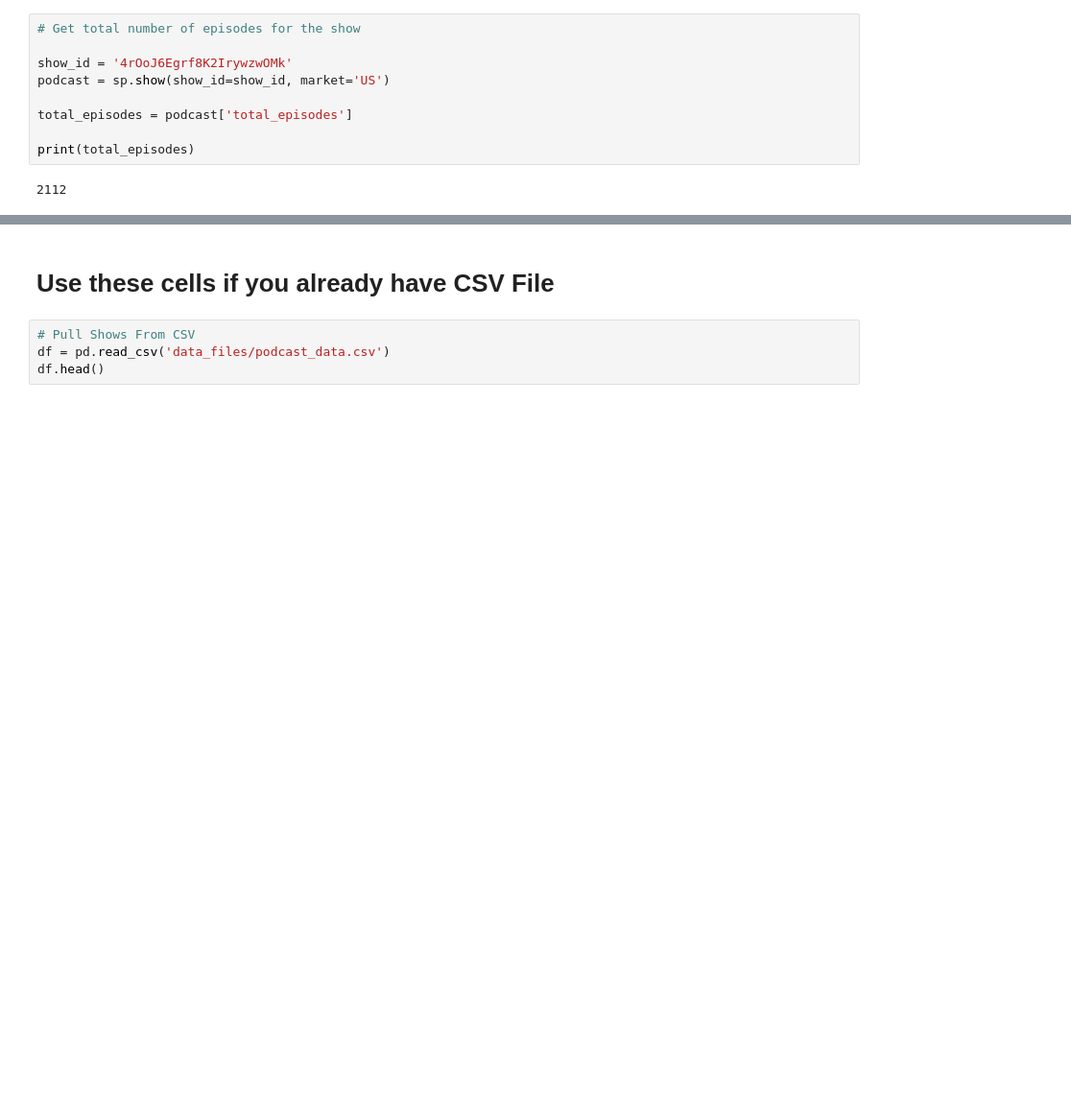
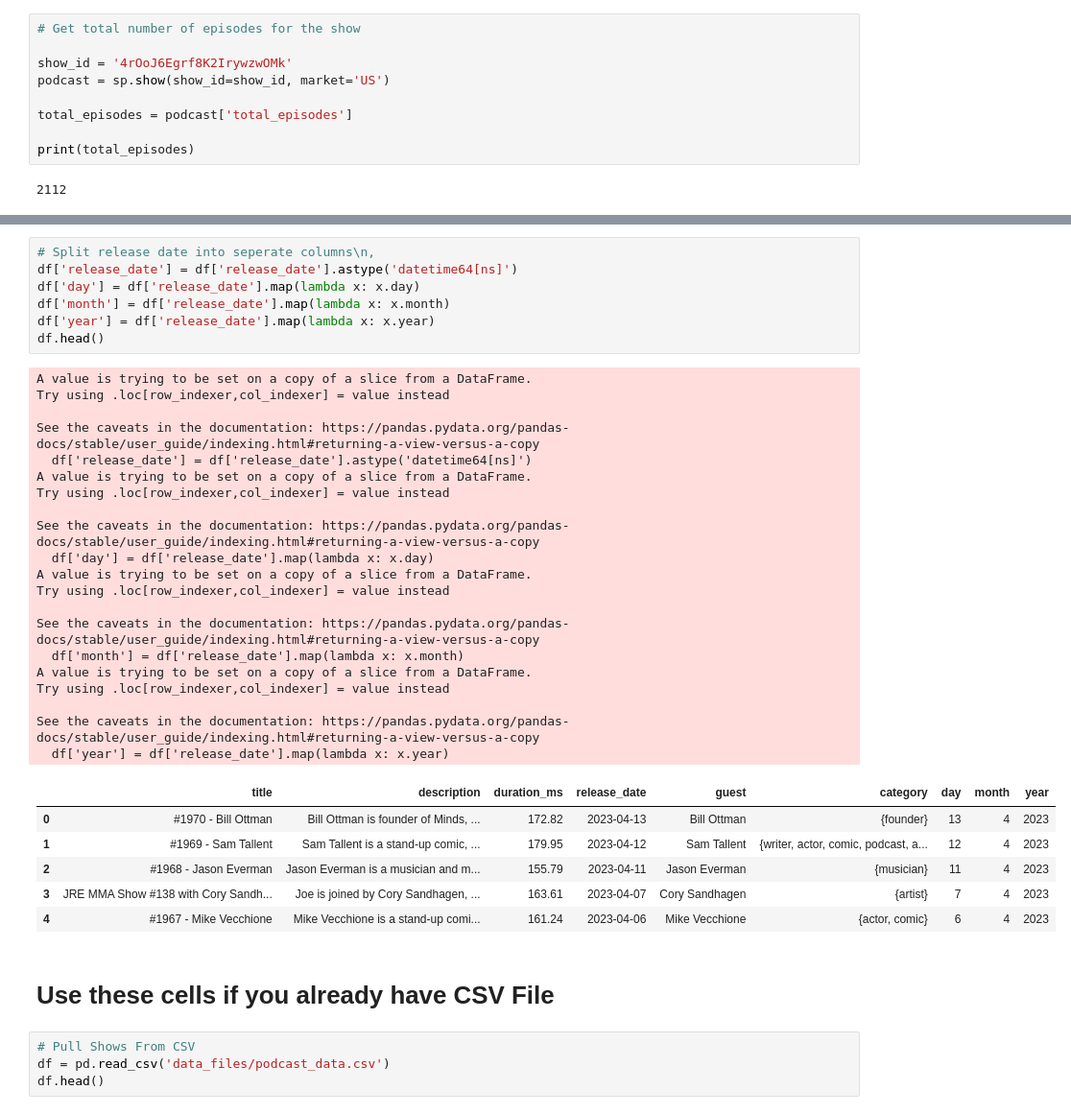
Before and after one commit to mattg213/JRE-analysis, a Jupyter notebook: data.ipynb, the cells around one changed output, grey strips where cells are left out. Shown at 96% size. Saved outputs shown, nothing was run; the diff lists cells and outputs as text; blank space fills up the shorter version.

```diff
--- a/data.ipynb
+++ b/data.ipynb
@@ -123,3 +158,37 @@ df.dropna()
+# %%
+# Split release date into seperate columns\n,
+df['release_date'] = df['release_date'].astype('datetime64[ns]')
+df['day'] = df['release_date'].map(lambda x: x.day)
+df['month'] = df['release_date'].map(lambda x: x.month)
+df['year'] = df['release_date'].map(lambda x: x.year)
+df.head()
+# %% [output]
+A value is trying to be set on a copy of a slice from a DataFrame.
+Try using .loc[row_indexer,col_indexer] = value instead
+
+See the caveats in the documentation: https://pandas.pydata.org/pandas-docs/stable/user_guide/indexing.html#returning-a-view-versus-a-copy
+  df['release_date'] = df['release_date'].astype('datetime64[ns]')
+A value is trying to be set on a copy of a slice from a DataFrame.
+Try using .loc[row_indexer,col_indexer] = value instead
+
+See the caveats in the documentation: https://pandas.pydata.org/pandas-docs/stable/user_guide/indexing.html#returning-a-view-versus-a-copy
+  df['day'] = df['release_date'].map(lambda x: x.day)
+A value is trying to be set on a copy of a slice from a DataFrame.
+Try using .loc[row_indexer,col_indexer] = value instead
+
+See the caveats in the documentation: https://pandas.pydata.org/pandas-docs/stable/user_guide/indexing.html#returning-a-view-versus-a-copy
+  df['month'] = df['release_date'].map(lambda x: x.month)
+A value is trying to be set on a copy of a slice from a DataFrame.
+Try using .loc[row_indexer,col_indexer] = value instead
+
+See the caveats in the documentation: https://pandas.pydata.org/pandas-docs/stable/user_guide/indexing.html#returning-a-view-versus-a-copy
+  df['year'] = df['release_date'].map(lambda x: x.year)
+|  | title | description | duration_ms | release_date | guest | category | day | month | year |
+| 0 | #1970 - Bill Ottman | Bill Ottman is founder of Minds, ... | 172.82 | 2023-04-13 | Bill Ottman | {founder} | 13 | 4 | 2023 |
+| 1 | #1969 - Sam Tallent | Sam Tallent is a stand-up comic, ... | 179.95 | 2023-04-12 | Sam Tallent | {writer, actor, comic, podcast, a... | 12 | 4 | 2023 |
+| 2 | #1968 - Jason Everman | Jason Everman is a musician and m... | 155.79 | 2023-04-11 | Jason Everman | {musician} | 11 | 4 | 2023 |
+| 3 | JRE MMA Show #138 with Cory Sandh... | Joe is joined by Cory Sandhagen, ... | 163.61 | 2023-04-07 | Cory Sandhagen | {artist} | 7 | 4 | 2023 |
+| 4 | #1967 - Mike Vecchione | Mike Vecchione is a stand-up comi... | 161.24 | 2023-04-06 | Mike Vecchione | {actor, comic} | 6 | 4 | 2023 |
 # %% [markdown]
 # Use these cells if you already have CSV File
 # %%
```
Also changed, not shown: parts of 13 cells of this notebook, 2 other files.
